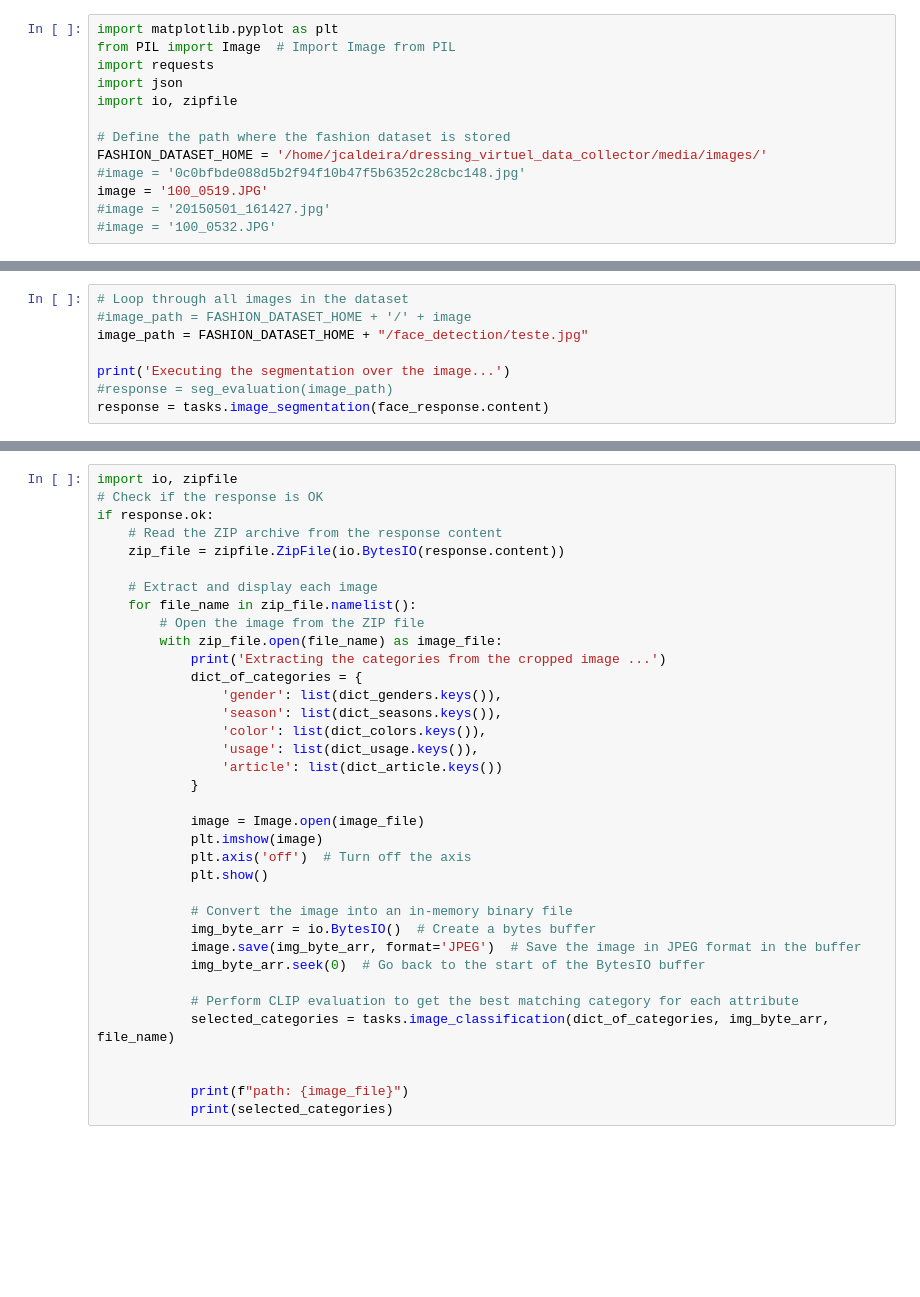
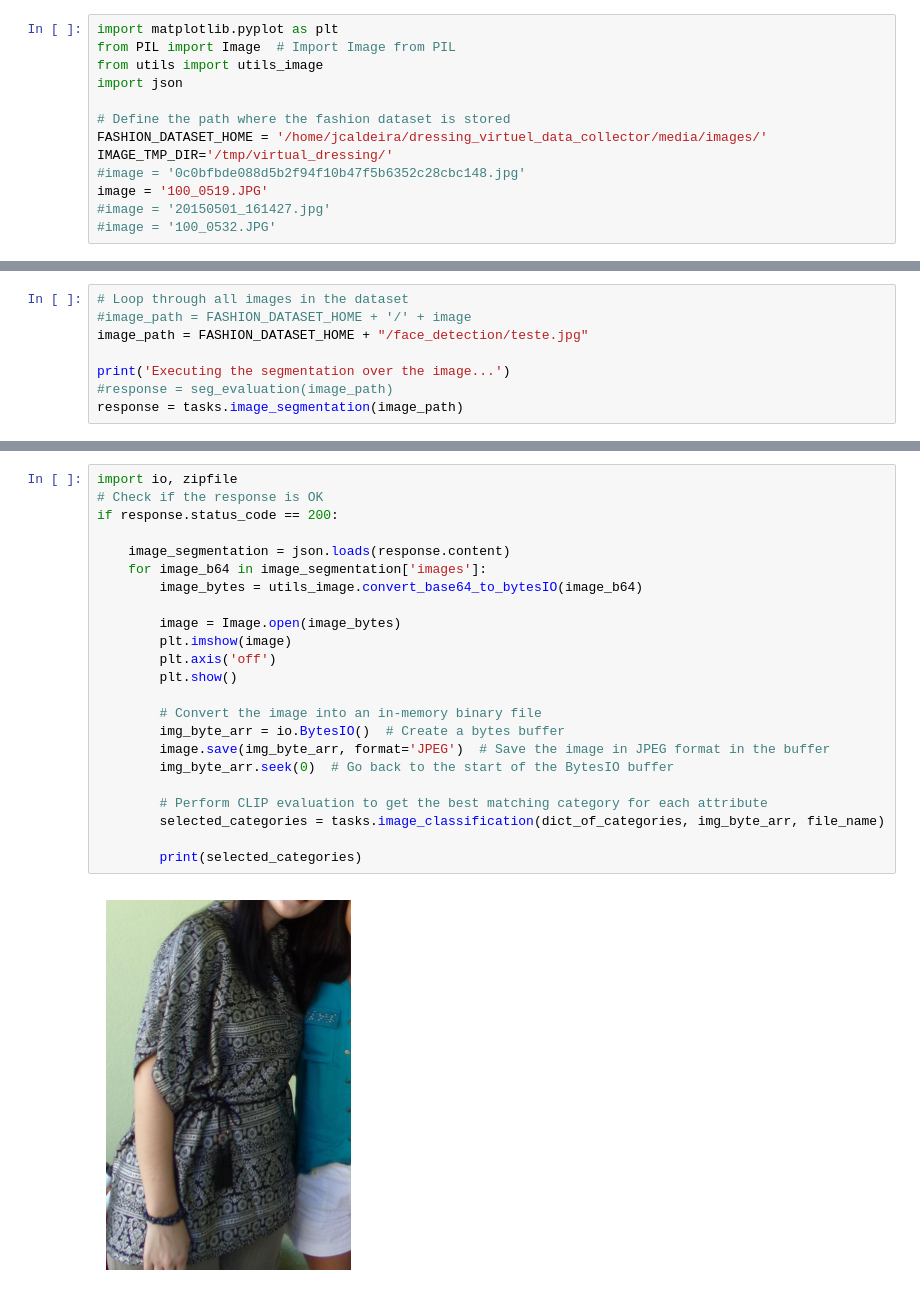
Before and after one commit to JhonatanCaldeira/dressing_virtuel_data_collector, a Jupyter notebook: app_test_celery.ipynb, the cells around one changed output, grey strips where cells are left out. Saved outputs shown, nothing was run; the diff lists cells and outputs as text; blank space fills up the shorter version.

```diff
--- a/app_test_celery.ipynb
+++ b/app_test_celery.ipynb
@@ -1,12 +1,12 @@
 # %%
 import matplotlib.pyplot as plt
 from PIL import Image  # Import Image from PIL
-import requests
+from utils import utils_image
 import json
-import io, zipfile
 
 # Define the path where the fashion dataset is stored
 FASHION_DATASET_HOME = '/home/jcaldeira/dressing_virtuel_data_collector/media/images/'
+IMAGE_TMP_DIR='/tmp/virtual_dressing/'
 #image = '0c0bfbde088d5b2f94f10b47f5b6352c28cbc148.jpg'
 image = '100_0519.JPG'
 #image = '20150501_161427.jpg'
@@ -74,6 +93,6 @@ image_path = FASHION_DATASET_HOME + "/face_detection/teste.jpg"
 
 print('Executing the segmentation over the image...')
 #response = seg_evaluation(image_path)
-response = tasks.image_segmentation(face_response.content)
+response = tasks.image_segmentation(image_path)
 # %% [output]
 Executing the segmentation over the image...
@@ -81,37 +103,25 @@ ValueError: embedded null byte
 # %%
 import io, zipfile
 # Check if the response is OK
-if response.ok:
-    # Read the ZIP archive from the response content
-    zip_file = zipfile.ZipFile(io.BytesIO(response.content))
+if response.status_code == 200:
 
-    # Extract and display each image
-    for file_name in zip_file.namelist():
-        # Open the image from the ZIP file
-        with zip_file.open(file_name) as image_file:
-            print('Extracting the categories from the cropped image ...')
-            dict_of_categories = {
-                'gender': list(dict_genders.keys()),
-                'season': list(dict_seasons.keys()),
-                'color': list(dict_colors.keys()),
-                'usage': list(dict_usage.keys()),
-                'article': list(dict_article.keys())
-            }
+    image_segmentation = json.loads(response.content)
+    for image_b64 in image_segmentation['images']:
+        image_bytes = utils_image.convert_base64_to_bytesIO(image_b64)
 
-            image = Image.open(image_file)
-            plt.imshow(image)
-            plt.axis('off')  # Turn off the axis
-            plt.show()
+        image = Image.open(image_bytes)
+        plt.imshow(image)
+        plt.axis('off')
+        plt.show()
 
-            # Convert the image into an in-memory binary file
-            img_byte_arr = io.BytesIO()  # Create a bytes buffer
-            image.save(img_byte_arr, format='JPEG')  # Save the image in JPEG format in the buffer
-            img_byte_arr.seek(0)  # Go back to the start of the BytesIO buffer
+        # Convert the image into an in-memory binary file
+        img_byte_arr = io.BytesIO()  # Create a bytes buffer
+        image.save(img_byte_arr, format='JPEG')  # Save the image in JPEG format in the buffer
+        img_byte_arr.seek(0)  # Go back to the start of the BytesIO buffer
 
-            # Perform CLIP evaluation to get the best matching category for each attribute
-            selected_categories = tasks.image_classification(dict_of_categories, img_byte_arr, file_name)
+        # Perform CLIP evaluation to get the best matching category for each attribute
+        selected_categories = tasks.image_classification(dict_of_categories, img_byte_arr, file_name)
 
-
-            print(f"path: {image_file}")
-            print(selected_categories)
+        print(selected_categories)
 # %% [output]
+[figure]
```
Also changed, not shown: parts of 6 cells of this notebook, 12 other files.
